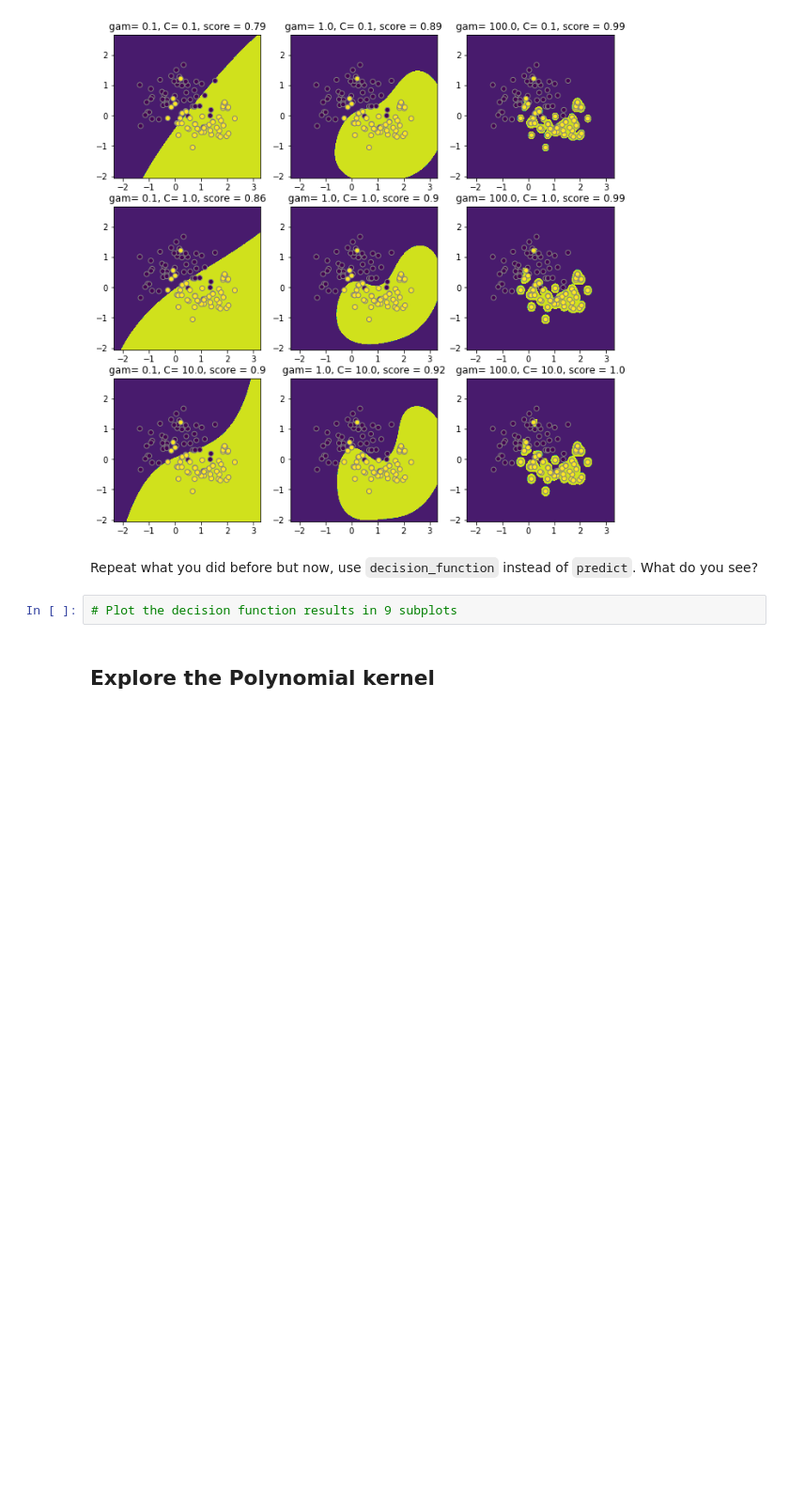
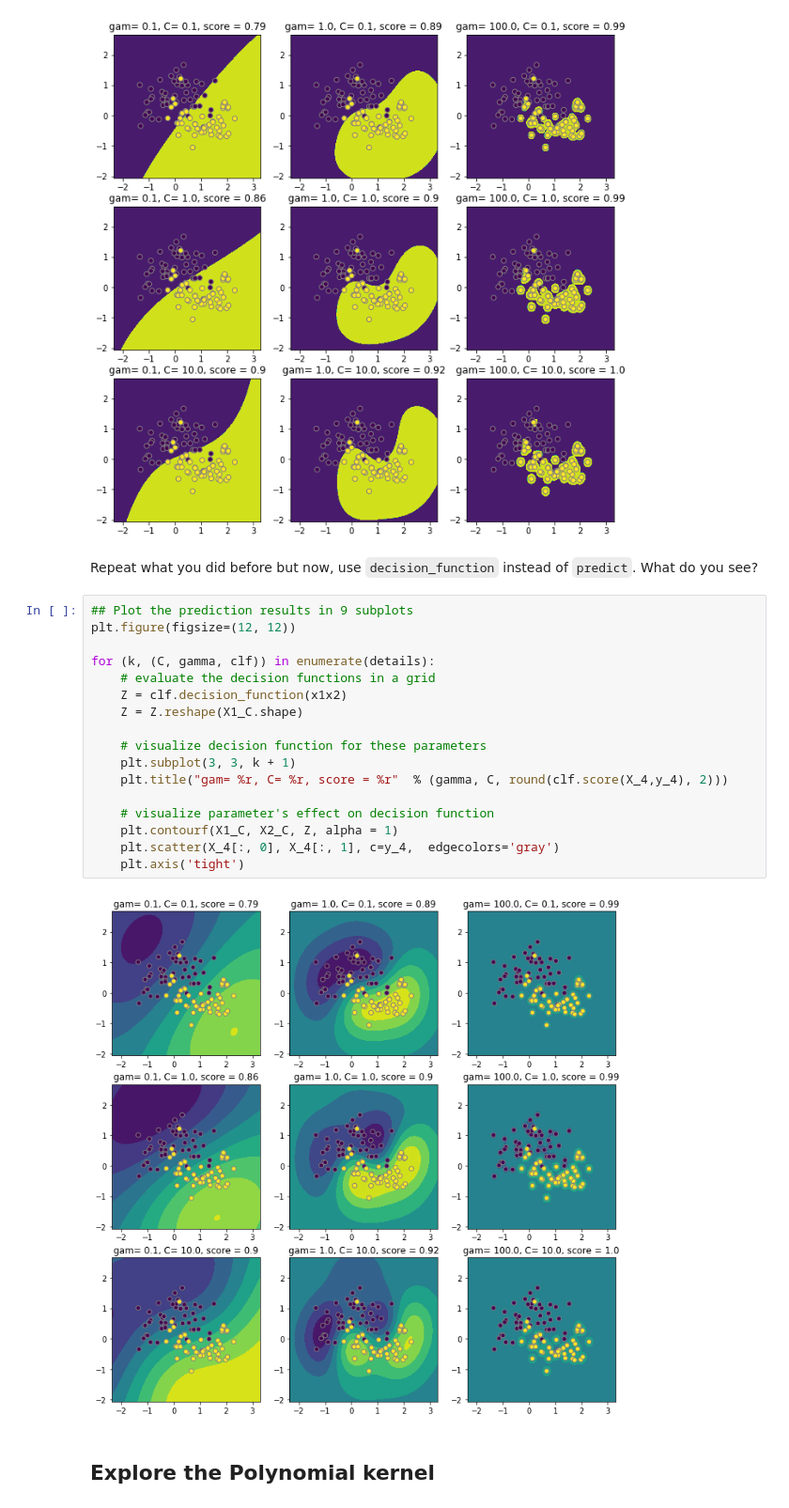
Before and after one commit to zaborowm/dsc-kernels-in-scikit-learn-lab-nyc-ds-career-042219, a Jupyter notebook: index.ipynb, the cells around one changed output. Shown: that part at 94% size. Saved outputs shown, nothing was run; the diff lists cells and outputs as text; blank space fills up the shorter version.

```diff
--- a/index.ipynb
+++ b/index.ipynb
@@ -91,8 +91,25 @@ for (k, (C, gamma, clf)) in enumerate(details):
 [figure]
 # %% [markdown]
 Repeat what you did before but now, use `decision_function` instead of `predict`. What do you see?
-# %%
-# Plot the decision function results in 9 subplots
+# %%
+## Plot the prediction results in 9 subplots
+plt.figure(figsize=(12, 12))
+
+for (k, (C, gamma, clf)) in enumerate(details):
+    # evaluate the decision functions in a grid
+    Z = clf.decision_function(x1x2)
+    Z = Z.reshape(X1_C.shape)
+
+    # visualize decision function for these parameters
+    plt.subplot(3, 3, k + 1)
+    plt.title("gam= %r, C= %r, score = %r"  % (gamma, C, round(clf.score(X_4,y_4), 2)))
+
+    # visualize parameter's effect on decision function
+    plt.contourf(X1_C, X2_C, Z, alpha = 1)
+    plt.scatter(X_4[:, 0], X_4[:, 1], c=y_4,  edgecolors='gray')
+    plt.axis('tight')
+# %% [output]
+[figure, added]
 # %% [markdown]
 ## Explore the Polynomial kernel
 # %% [markdown]
```
